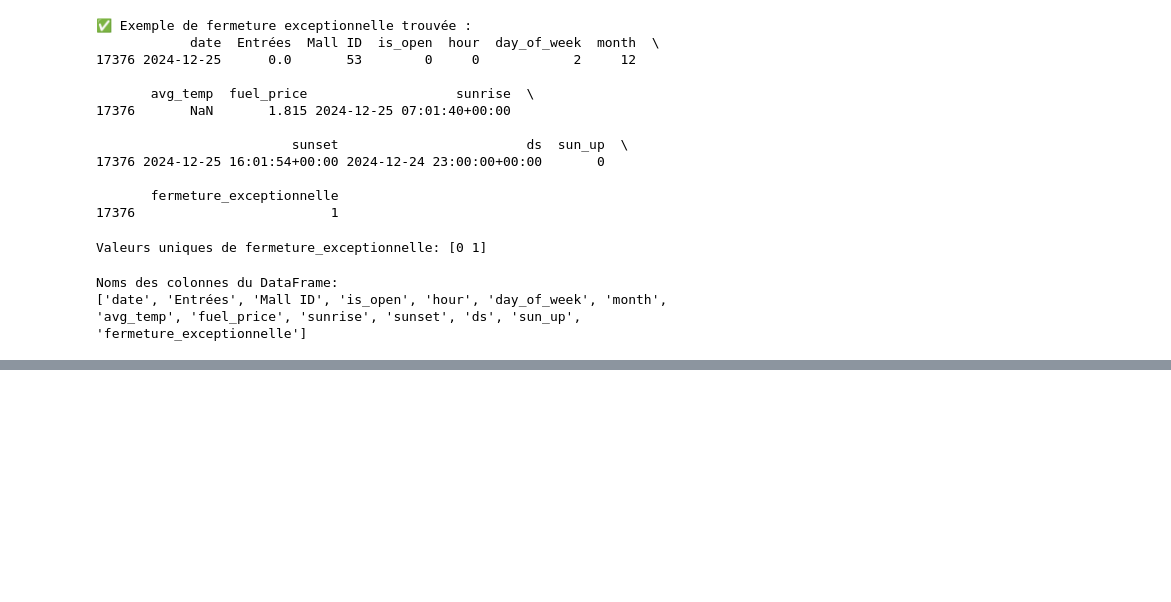
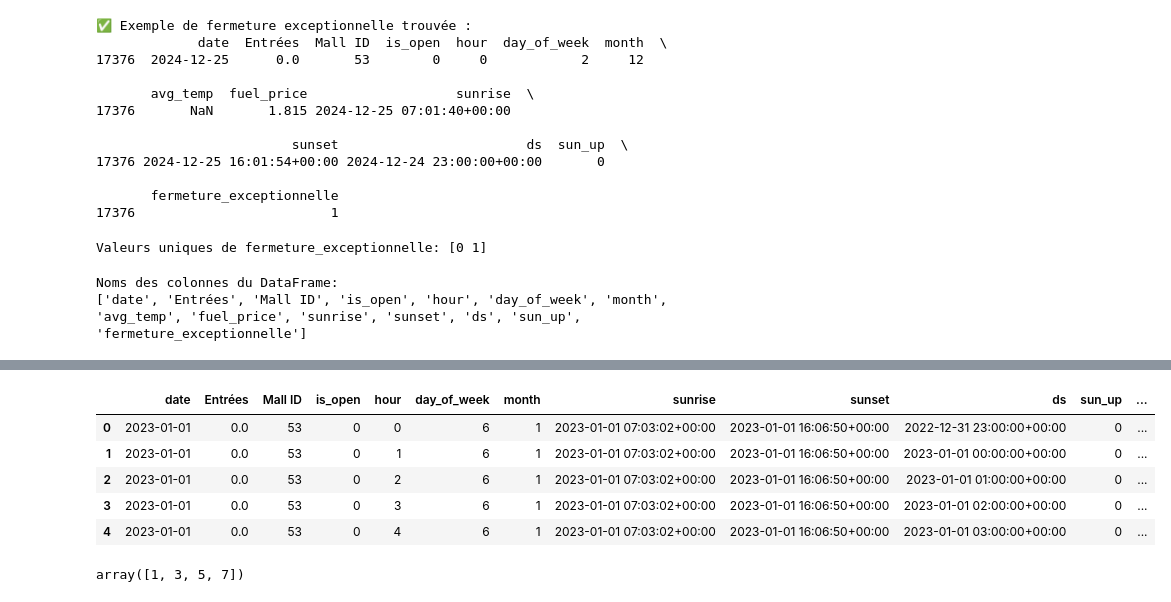
Before and after one commit to fodie97/predicting_footstep_in_malls, a Jupyter notebook: Création dataset final propre.ipynb, the cells around one changed output, grey strips where cells are left out. Drawn from its saved outputs; the diff is of its cells as text; code cells hidden in the pictures; blank space fills up the shorter version.

```diff
--- a/Création dataset final propre.ipynb
+++ b/Création dataset final propre.ipynb
@@ -778,0 +1173,13 @@ print(df_ml_with_fermetures[df_ml_with_fermetures['date'] == '2024-12-25'].iloc[
+# %%
+df_ml_fe_oe.head()
+# %% [output]
+|  | date | Entrées | Mall ID | is_open | hour | day_of_week | month | sunrise | sunset | ds | sun_up | ... |
+| 0 | 2023-01-01 | 0.0 | 53 | 0 | 0 | 6 | 1 | 2023-01-01 07:03:02+00:00 | 2023-01-01 16:06:50+00:00 | 2022-12-31 23:00:00+00:00 | 0 | ... |
+| 1 | 2023-01-01 | 0.0 | 53 | 0 | 1 | 6 | 1 | 2023-01-01 07:03:02+00:00 | 2023-01-01 16:06:50+00:00 | 2023-01-01 00:00:00+00:00 | 0 | ... |
+| 2 | 2023-01-01 | 0.0 | 53 | 0 | 2 | 6 | 1 | 2023-01-01 07:03:02+00:00 | 2023-01-01 16:06:50+00:00 | 2023-01-01 01:00:00+00:00 | 0 | ... |
+| 3 | 2023-01-01 | 0.0 | 53 | 0 | 3 | 6 | 1 | 2023-01-01 07:03:02+00:00 | 2023-01-01 16:06:50+00:00 | 2023-01-01 02:00:00+00:00 | 0 | ... |
+| 4 | 2023-01-01 | 0.0 | 53 | 0 | 4 | 6 | 1 | 2023-01-01 07:03:02+00:00 | 2023-01-01 16:06:50+00:00 | 2023-01-01 03:00:00+00:00 | 0 | ... |
+# %%
+df_ml_fe_oe["weather"].unique()
+# %% [output]
+array([1, 3, 5, 7])
```
Also changed, not shown: parts of 23 cells of this notebook, 18 other files.
